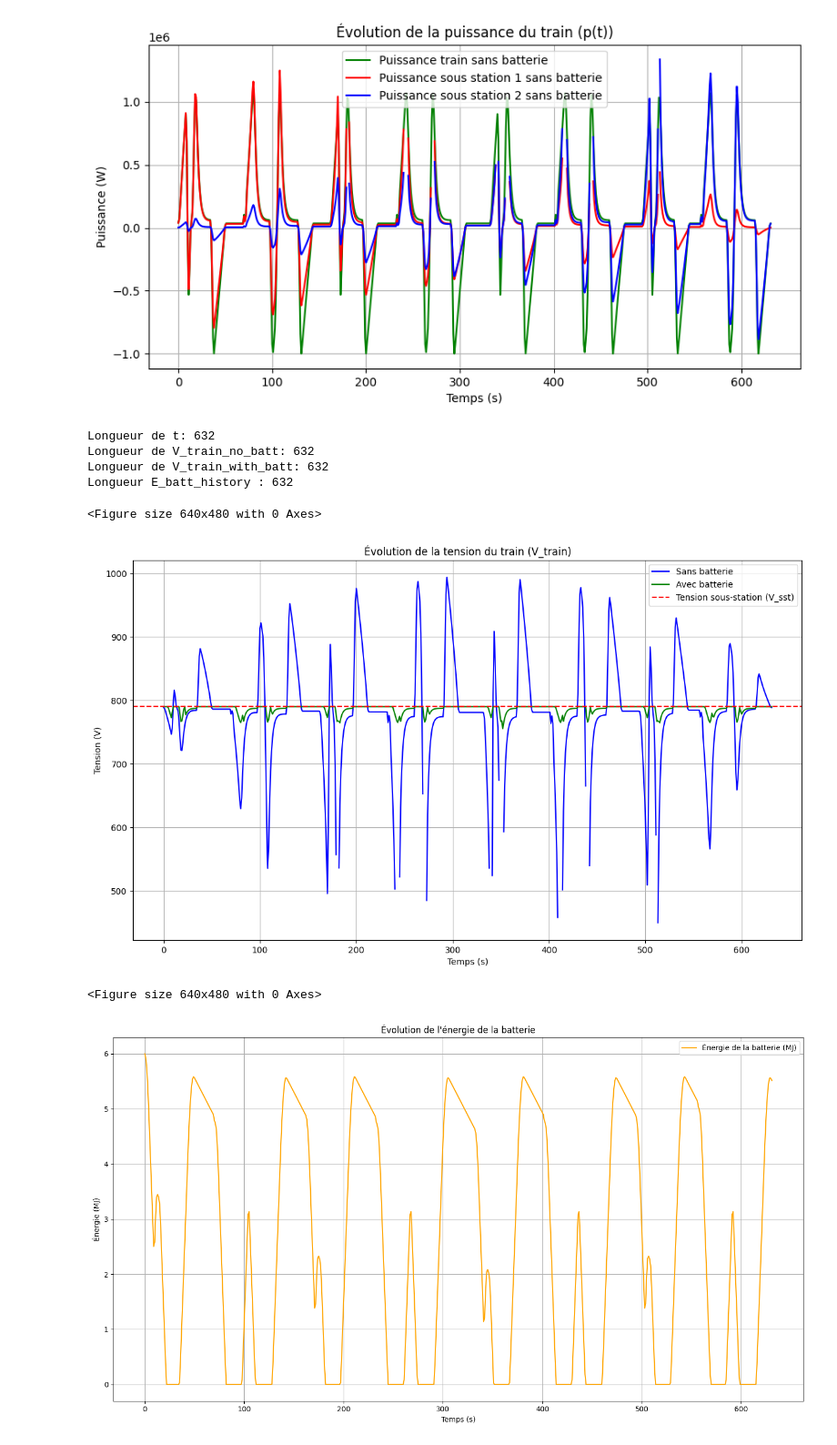
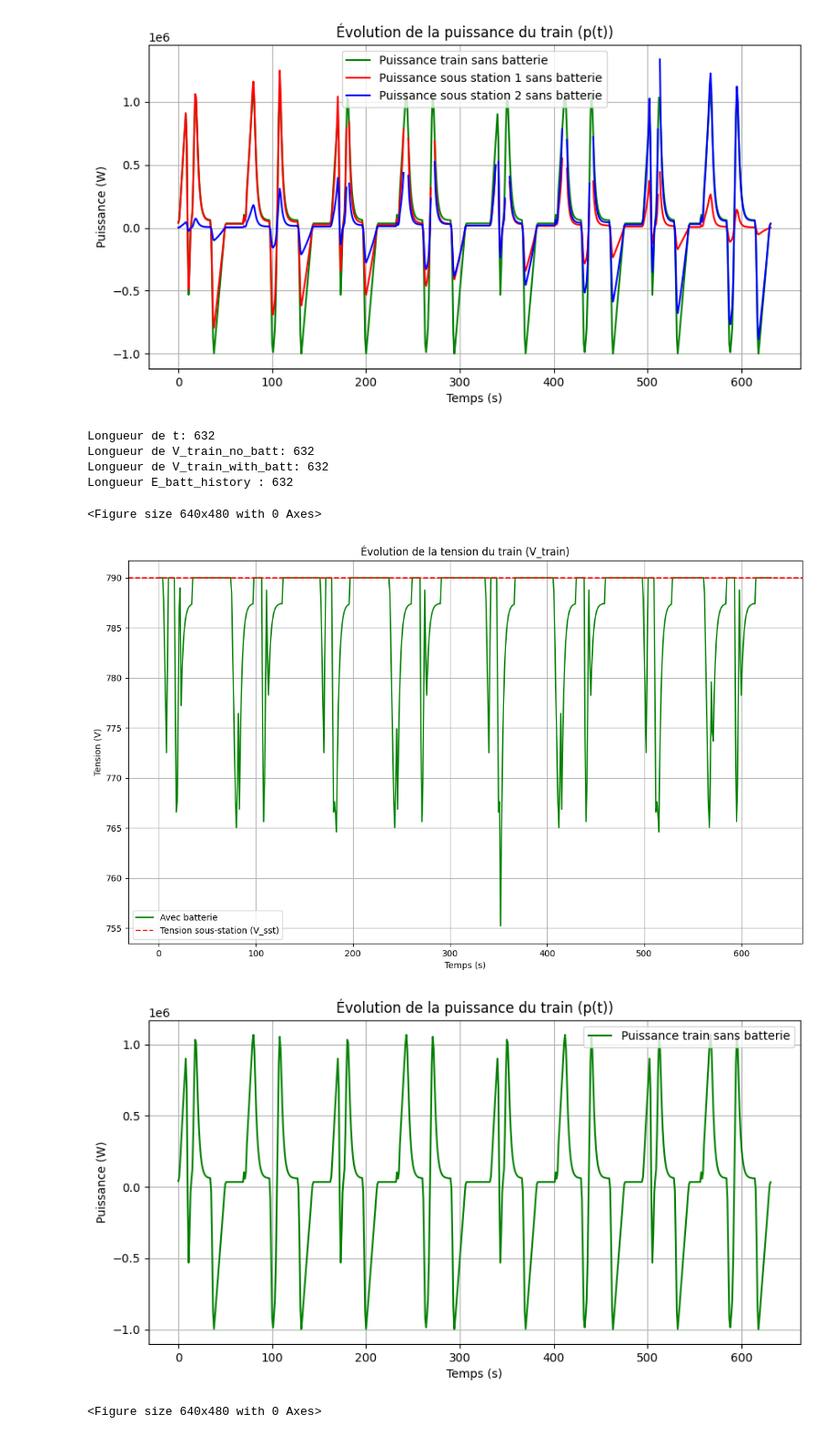
Before and after one commit to Yasserbhb/PROJET_OPT, a Jupyter notebook: Mise_en_place_du_modèle_du_système.ipynb, the cells around one changed output. Shown at 91% size. Drawn from its saved outputs; the diff is of its cells as text; code cells hidden in the pictures.

```diff
--- a/Mise_en_place_du_modèle_du_système.ipynb
+++ b/Mise_en_place_du_modèle_du_système.ipynb
@@ -910,6 +910,7 @@ for i in range(1, len(temps)):
         V_train = 0.5 * (V_sst + np.sqrt(delta))  # Calcul de la tension
     else:
         V_train = np.nan  # Cas où la tension est impossible
+        print (1)
 
     V_train_with_batt.append(V_train)  # Stocke la tension à chaque instant
     # Correction de l'ajout final
@@ -927,35 +928,46 @@ assert len(t) == len(V_train_no_batt), f"Erreur : longueur de t ({len(t)}) et de
 assert len(t) == len(V_train_with_batt), f"Erreur : longueur de t ({len(t)}) et de V_train_with_batt ({len(V_train_with_batt)}) ne sont pas égales."
 # Tensions
 plt.figure(7)
 plt.figure(figsize=(14, 8))
-plt.plot(t, V_train_no_batt, label="Sans batterie", color="blue")
+#plt.plot(t, V_train_no_batt, label="Sans batterie", color="blue")
 plt.plot(t, V_train_with_batt, label="Avec batterie", color="green")
 plt.axhline(V_sst, color="red", linestyle="--", label="Tension sous-station (V_sst)")
 plt.xlabel("Temps (s)")
 plt.ylabel("Tension (V)")
 plt.title("Évolution de la tension du train (V_train)")
 plt.legend()
 plt.grid()
 
+# puissances
+
+plt.figure(8)
+plt.figure(figsize=(10, 5))
+plt.plot(t, P_train, label="Puissance train sans batterie", color="green")
+plt.xlabel("Temps (s)")
+plt.ylabel("Puissance (W)")
+plt.title("Évolution de la puissance du train (p(t))")
+plt.legend()
+plt.grid()
+
 # Énergie de la batterie
 plt.figure(6)
-plt.figure(figsize=(14, 8))
+plt.figure(figsize=(9, 5))
 plt.plot(t, np.array(E_batt_history) / 1e6, label="Énergie de la batterie (MJ)", color="orange")
 plt.xlabel("Temps (s)")
 plt.ylabel("Énergie (MJ)")
 plt.title("Évolution de l'énergie de la batterie")
 plt.legend()
 plt.grid()
 
 plt.tight_layout()
 plt.show()
 #####
 # %% [output]
 Longueur de t: 632
 Longueur de V_train_no_batt: 632
 Longueur de V_train_with_batt: 632
 Longueur E_batt_history : 632
 <Figure size 640x480 with 0 Axes>
-[figure, old version]
+[figure, new version]
+[figure, new version]
 <Figure size 640x480 with 0 Axes>
-[figure, old version]
```
Also changed, not shown: parts of 1 cell of this notebook.
